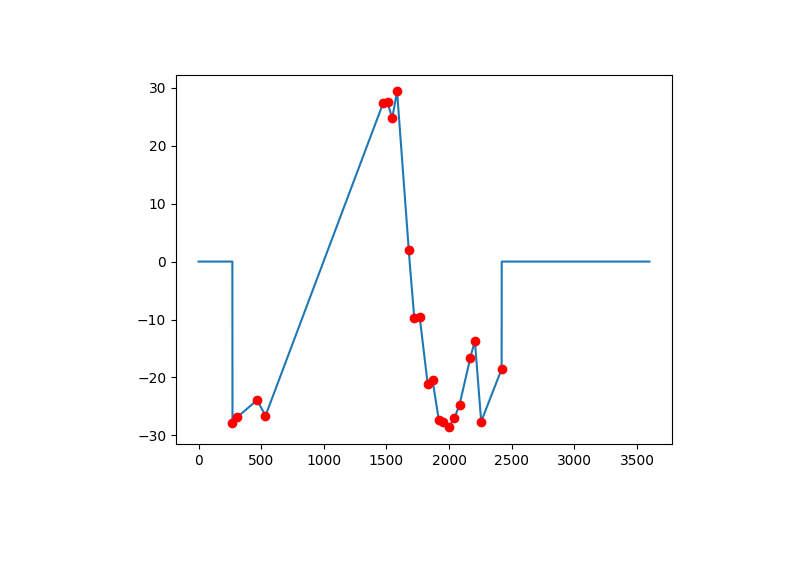
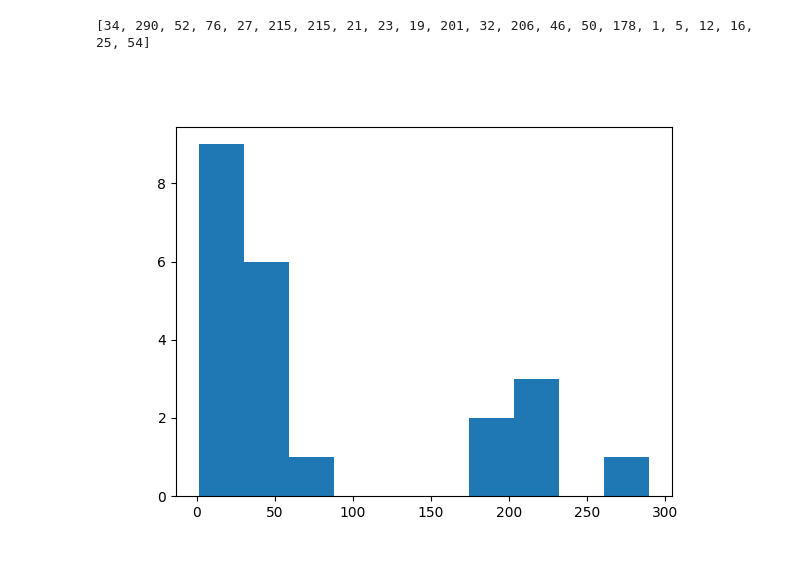
Before and after one commit to Shreeyam/phd_code, a Jupyter notebook: notebooks/exploration/camera_view_test.ipynb, the cells around one changed output. Cells and saved outputs as stored; diff of their text form; code cells hidden in the pictures; blank space fills up the shorter version.

```diff
--- a/notebooks/exploration/camera_view_test.ipynb
+++ b/notebooks/exploration/camera_view_test.ipynb
@@ -378,26 +608,8 @@ UnboundLocalError: cannot access local variable 'schedule_eci' where it is not a
-# %%
-# Construct roll angle test plot
-def roll_angle(t, r1, r2, agility):
-    # Calculate the angle between the two vectors
-    s = (r2.time - r1.time).total_seconds()
-    t_s = agility(0)
-
-    return (r1.angle + (r2.angle - r1.angle) * (((t - r1.time).total_seconds()) / (s)))
-
-roll_angles = []
-for t in range(0, int((t_end - t0).total_seconds())):
-    roll = 0
-    next_task_idx = next((i for i, r in enumerate(schedule) if r.time >= t0 + datetime.timedelta(seconds=t)), len(schedule))
-    if next_task_idx > 0 and next_task_idx < len(schedule):
-        roll = -roll_angle(t0 + datetime.timedelta(seconds=t), schedule[next_task_idx - 1], schedule[next_task_idx], agility)
-    else:
-        roll = 0
-
-    roll_angles.append(roll)
-
-plt.figure()
-plt.plot(np.arange(0, int((t_end - t0).total_seconds())), roll_angles)
-plt.plot([(x.time - t0).total_seconds() for x in schedule], [-x.angle for x in schedule], 'ro')
-plt.show()
-# %% [output]
-[figure, removed]
+# %%
+print(alt_hist)
+plt.figure()
+plt.hist(alt_hist)
+plt.show()
+# %% [output]
+[34, 290, 52, 76, 27, 215, 215, 21, 23, 19, 201, 32, 206, 46, 50, 178, 1, 5, 12, 16, 25, 54]
+[figure, added]
```
Also changed, not shown: parts of 8 cells of this notebook, 19 other files.
